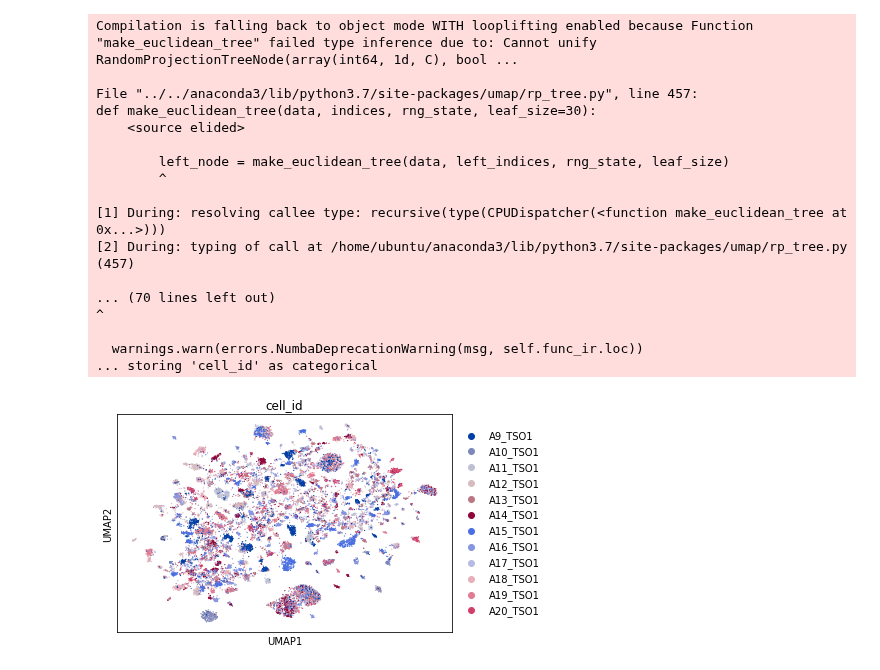
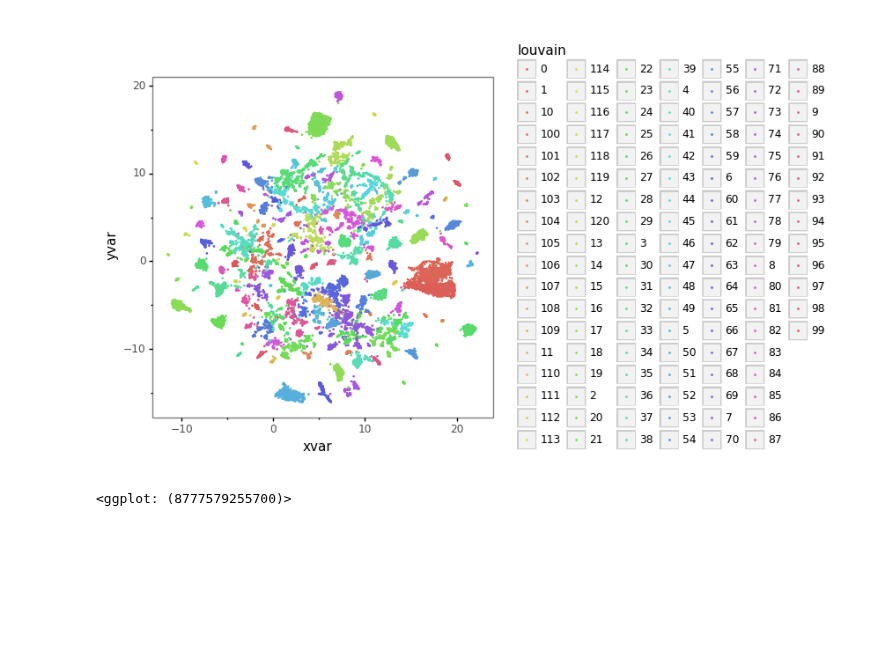
Before and after one commit to czbiohub/darmanis_group_DL_notebook, a Jupyter notebook: DL20191112_kmerize_fasta_entries.ipynb, the cells around one changed output. Cells and saved outputs as stored; diff of their text form; code cells hidden in the pictures; blank space fills up the shorter version.

Commit message:
added umap plotting and transcript lookup and marker gene input

```diff
--- a/DL20191112_kmerize_fasta_entries.ipynb
+++ b/DL20191112_kmerize_fasta_entries.ipynb
@@ -17,15 +24,16 @@ def file_len(fname):
 # %%
 dir_path = '/home/ubuntu/data/longread/'
+ksize = 5
+nkmers = 4**ksize
+markers_len = 3
 
-ksize = 3
-nkmers = 4**ksize
 entry_len_list = []
 for fn in os.listdir(dir_path):
-    if fn.endswith('.fa'):
+    if fn.endswith('.fa') and fn != 'markers.fa':
         entry_len_list = entry_len_list+[int(file_len(f'{dir_path}{fn}')/2)]
 entry_len_sum = int(np.sum(entry_len_list))
 min_entry_len = int(np.min(entry_len_list))
-balanced_entry_len_sum = int(min_entry_len*len(entry_len_list))
+balanced_entry_len_sum = int(min_entry_len*len(entry_len_list))+markers_len
 
 cell_df = pd.DataFrame()
 master_df = pd.DataFrame()
@@ -50,9 +58,13 @@ for fn in os.listdir(dir_path):
                 pass
 
             entry_len = int((i+1)/2)
+            if fn != 'markers.fa':
+                replace_val = False
+            else:
+                replace_val = True
             entry_white_list = np.random.choice([x*2 for x in range(entry_len)],
                                                 min_entry_len,
-                                                replace = False
+                                                replace = replace_val
                                                ).tolist()
             entry_white_list = [x+1 for x in entry_white_list]+entry_white_list
 
@@ -125,34 +159,23 @@ adata.raw = sc.pp.log1p(adata, copy=True)
-# %%
-# embed and cluster
-
-n_pcs = 10
-n_neighbs = 30
-louvain_res = 1
-min_dist = 0.7
-
-all_forms_adata = sc.pp.log1p(adata, copy=True)
-sc.pp.scale(all_forms_adata)
-sc.tl.pca(all_forms_adata, use_highly_variable = False, n_comps=n_pcs, random_state=1)
-sc.pp.neighbors(all_forms_adata, n_pcs=n_pcs, n_neighbors = n_neighbs, random_state=1)
-sc.tl.umap(all_forms_adata, min_dist = min_dist, random_state=1)
-sc.tl.louvain(all_forms_adata, resolution = louvain_res, random_state=1)
-sc.pl.umap(all_forms_adata, color=['cell_id'])
-# %% [output]
-Compilation is falling back to object mode WITH looplifting enabled because Function "make_euclidean_tree" failed type inference due to: Cannot unify RandomProjectionTreeNode(array(int64, 1d, C), bool ...
-
-File "../../anaconda3/lib/python3.7/site-packages/umap/rp_tree.py", line 457:
-def make_euclidean_tree(data, indices, rng_state, leaf_size=30):
-    <source elided>
-
-        left_node = make_euclidean_tree(data, left_indices, rng_state, leaf_size)
-        ^
-
-[1] During: resolving callee type: recursive(type(CPUDispatcher(<function make_euclidean_tree at 0x...>)))
-[2] During: typing of call at /home/ubuntu/anaconda3/lib/python3.7/site-packages/umap/rp_tree.py (457)
-
-... (70 lines left out)
-^
-
-  warnings.warn(errors.NumbaDeprecationWarning(msg, self.func_ir.loc))
-... storing 'cell_id' as categorical
-[figure, removed]
+# %%
+louvain_res = 2
+sc.tl.louvain(all_forms_adata, resolution = louvain_res, random_state=1)
+
+umap_df = pd.DataFrame(all_forms_adata.obsm['X_umap'], columns = ['xvar','yvar'])
+umap_df['cell_id'] = all_forms_adata.obs.cell_id.tolist()
+umap_df['seq_id'] = all_forms_adata.obs.index.tolist()
+umap_df['louvain'] = all_forms_adata.obs.louvain.tolist()
+umap_df['marker_highlight'] = [x == 'markers' for x in umap_df['cell_id']]
+
+plotnine.options.figure_size = (5,5)
+plot = (ggplot(umap_df)
+        + theme_bw()
+        + theme(aspect_ratio = 1,
+                panel_grid_major = element_blank(),
+                panel_grid_minor = element_blank()
+               )
+        + geom_point(aes('xvar','yvar',color='louvain'), size=0.1)
+       )
+print(plot)
+# %% [output]
+[figure, added]
+<ggplot: (8777579255700)>
```
Also changed, not shown: parts of 8 cells of this notebook, 1 other file.
